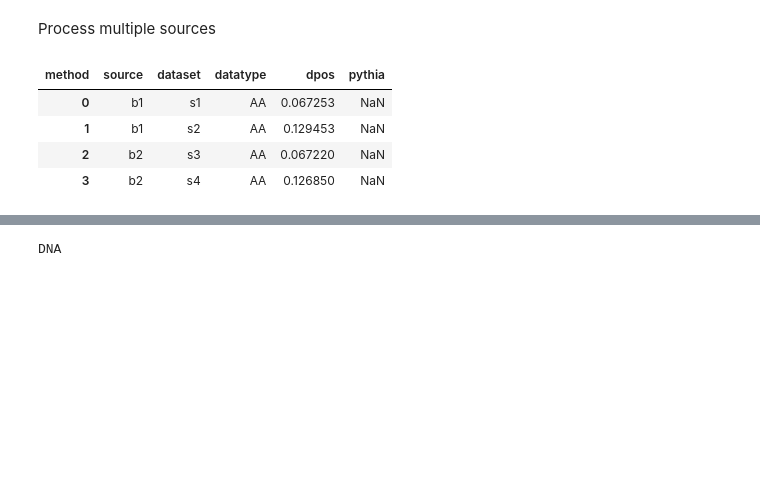
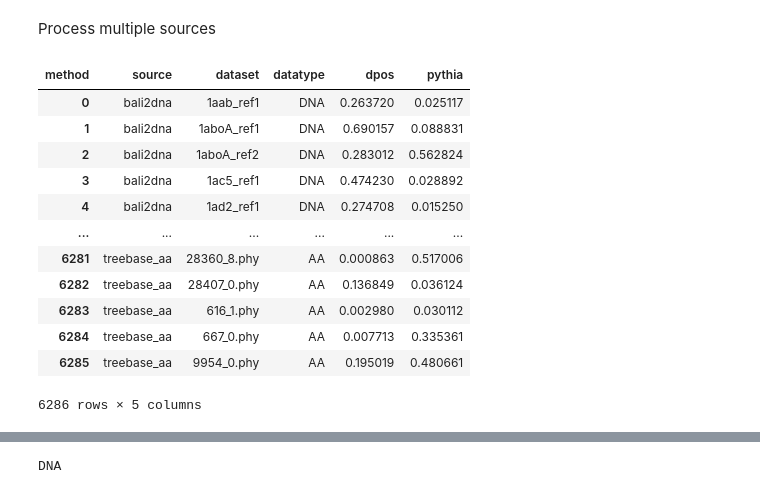
Before and after one commit to MaBody/ensemblify, a Jupyter notebook: notebooks/scoring.ipynb, the cells around one changed output, grey strips where cells are left out. Saved outputs shown, nothing was run; the diff lists cells and outputs as text; code cells hidden in the pictures; blank space fills up the shorter version.

```diff
--- a/notebooks/scoring.ipynb
+++ b/notebooks/scoring.ipynb
@@ -51,26 +49,51 @@ sn.kdeplot(
 # %% [markdown]
 Process multiple sources
 # %%
-sources = ["b1", "b2"]
+sources = ["treebase_v1", "bali2dna", "bali2dnaf", "bali3", "ox", "prefab4", "sabre"]
 dfs = []
 for source in sources:
     stats_path = Path(
-        f"/hits/fast/cme/bodynems/data/test_paper/test_benchout/{source}/stats.parquet"
+        # f"/hits/fast/cme/bodynems/data/test_paper/test_benchout/{source}/stats.parquet"
+        f"/hits/fast/cme/bodynems/data/paper/{source}/stats.parquet"
     )
 
     dfs.append(pd.read_parquet(stats_path))
 
 stats = pd.concat(dfs)
+stats
 stats.query("method == 'dpos'")[["mean"]]
 plot_df = stats.reset_index()[["source", "dataset", "mean", "datatype", "method"]]
 plot_df = plot_df.pivot(
     index=["source", "dataset", "datatype"], columns="method", values="mean"
 )
 plot_df = plot_df.reset_index()
+plot_df["dpos"] = plot_df["dpos"] * 1.1
 plot_df
+tree_mask = plot_df["source"] == "treebase_v1"
+
+dt_dfs = []
+for dt in ["DNA", "AA"]:
+    dt_mask = plot_df["datatype"] == dt
+
+    dt_df = plot_df[tree_mask & dt_mask].copy()
+    dt_df["source"] = "treebase_" + dt.lower()
+    dt_dfs.append(dt_df)
+
+dt_df = pd.concat(dt_dfs, axis=0, ignore_index=True)
+plot_df = plot_df[~tree_mask]
+plot_df = pd.concat([plot_df, dt_df], axis=0, ignore_index=True)
+plot_df
 # %% [output]
 | method | source | dataset | datatype | dpos | pythia |
-| 0 | b1 | s1 | AA | 0.067253 | NaN |
-| 1 | b1 | s2 | AA | 0.129453 | NaN |
-| 2 | b2 | s3 | AA | 0.067220 | NaN |
-| 3 | b2 | s4 | AA | 0.126850 | NaN |
+| 0 | bali2dna | 1aab_ref1 | DNA | 0.263720 | 0.025117 |
+| 1 | bali2dna | 1aboA_ref1 | DNA | 0.690157 | 0.088831 |
+| 2 | bali2dna | 1aboA_ref2 | DNA | 0.283012 | 0.562824 |
+| 3 | bali2dna | 1ac5_ref1 | DNA | 0.474230 | 0.028892 |
+| 4 | bali2dna | 1ad2_ref1 | DNA | 0.274708 | 0.015250 |
+| ... | ... | ... | ... | ... | ... |
+| 6281 | treebase_aa | 28360_8.phy | AA | 0.000863 | 0.517006 |
+| 6282 | treebase_aa | 28407_0.phy | AA | 0.136849 | 0.036124 |
+| 6283 | treebase_aa | 616_1.phy | AA | 0.002980 | 0.030112 |
+| 6284 | treebase_aa | 667_0.phy | AA | 0.007713 | 0.335361 |
+| 6285 | treebase_aa | 9954_0.phy | AA | 0.195019 | 0.480661 |
+6286 rows × 5 columns
```
Also changed, not shown: parts of 5 cells of this notebook, 1 other file.
